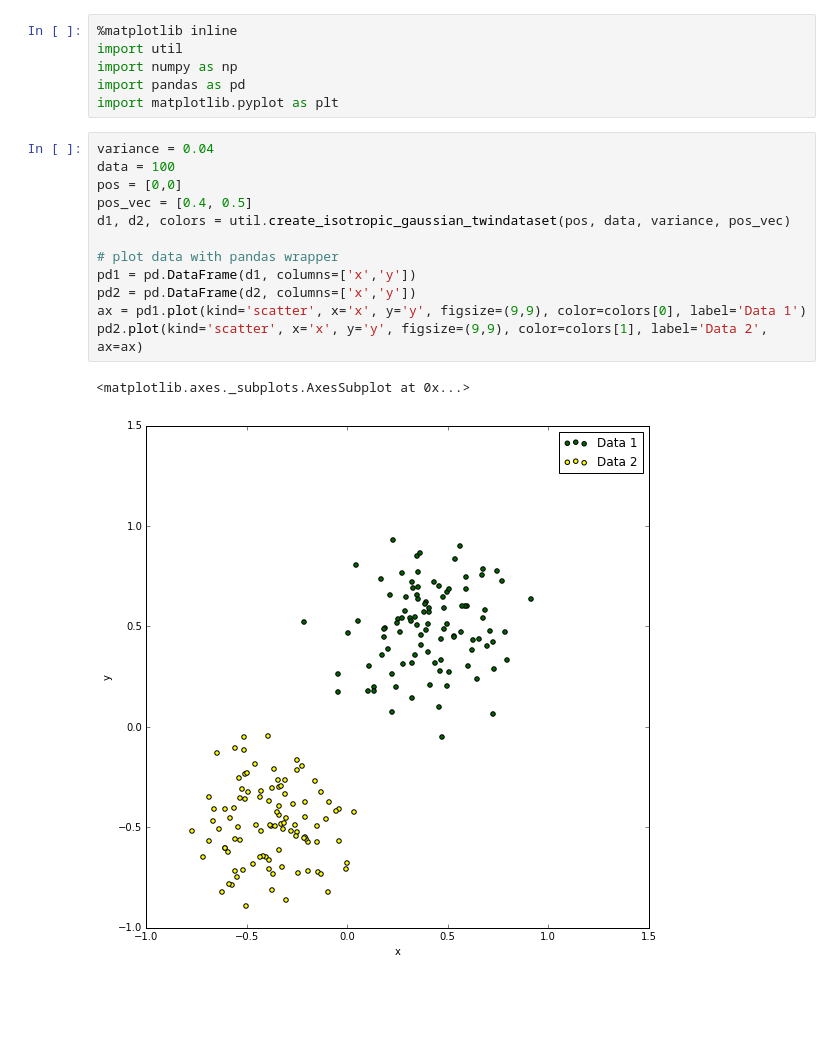
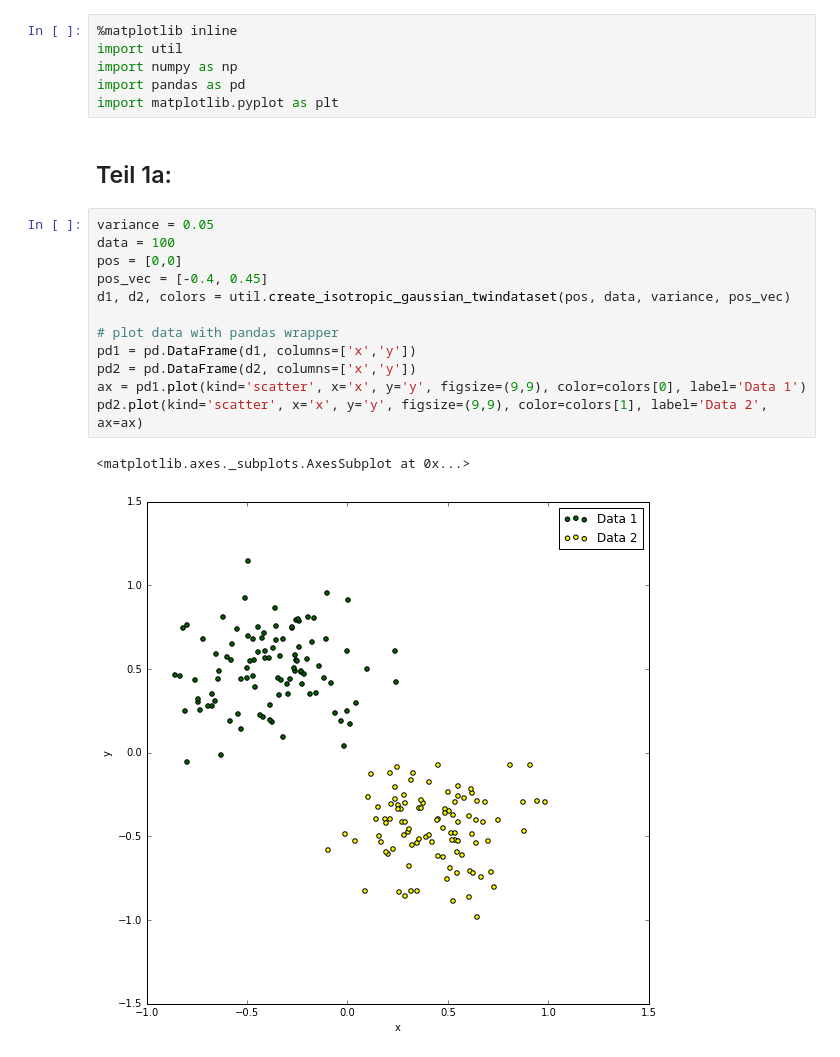
Before and after one commit to mahieke/maschinelles_lernen, a Jupyter notebook: a3/perceptron.ipynb, the cells around one changed output. Drawn from its saved outputs; the diff is of its cells as text; blank space fills up the shorter version.

```diff
--- a/a3/perceptron.ipynb
+++ b/a3/perceptron.ipynb
@@ -6,18 +6,20 @@ import util
 import numpy as np
 import pandas as pd
 import matplotlib.pyplot as plt
+# %% [markdown]
+## Teil 1a:
 # %%
-variance = 0.04
+variance = 0.05
 data = 100
 pos = [0,0]
-pos_vec = [0.4, 0.5]
+pos_vec = [-0.4, 0.45]
 d1, d2, colors = util.create_isotropic_gaussian_twindataset(pos, data, variance, pos_vec)
 
 # plot data with pandas wrapper
 pd1 = pd.DataFrame(d1, columns=['x','y'])
 pd2 = pd.DataFrame(d2, columns=['x','y'])
 ax = pd1.plot(kind='scatter', x='x', y='y', figsize=(9,9), color=colors[0], label='Data 1')
 pd2.plot(kind='scatter', x='x', y='y', figsize=(9,9), color=colors[1], label='Data 2', ax=ax)
 # %% [output]
 <matplotlib.axes._subplots.AxesSubplot at 0x...>
-[figure, old version]
+[figure, new version]
```
Also changed, not shown: parts of 24 cells of this notebook, 2 other files.
